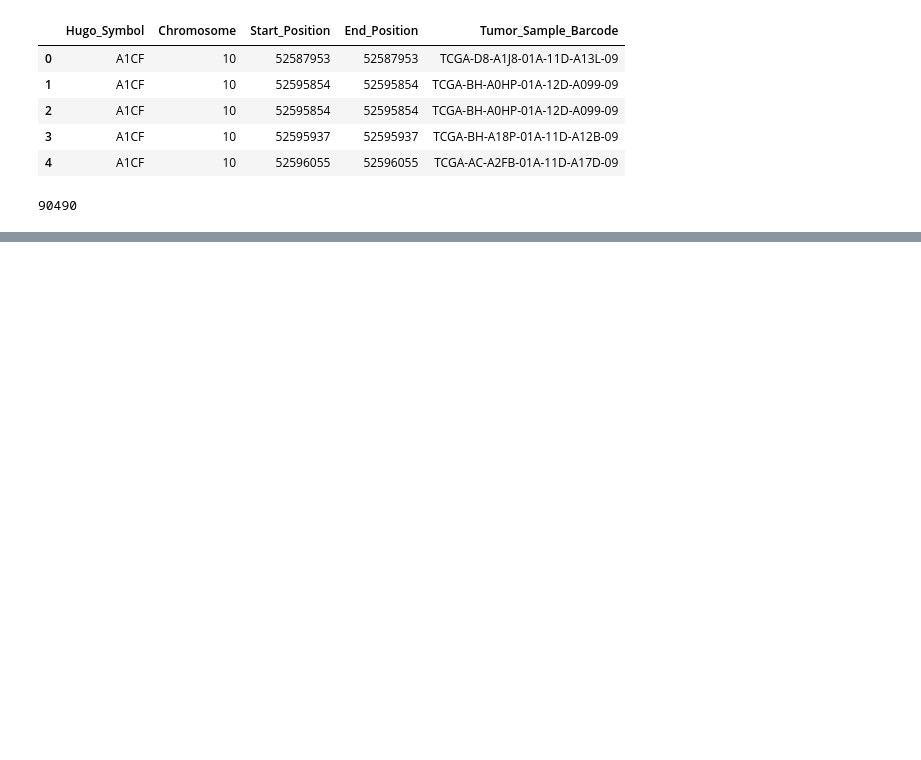
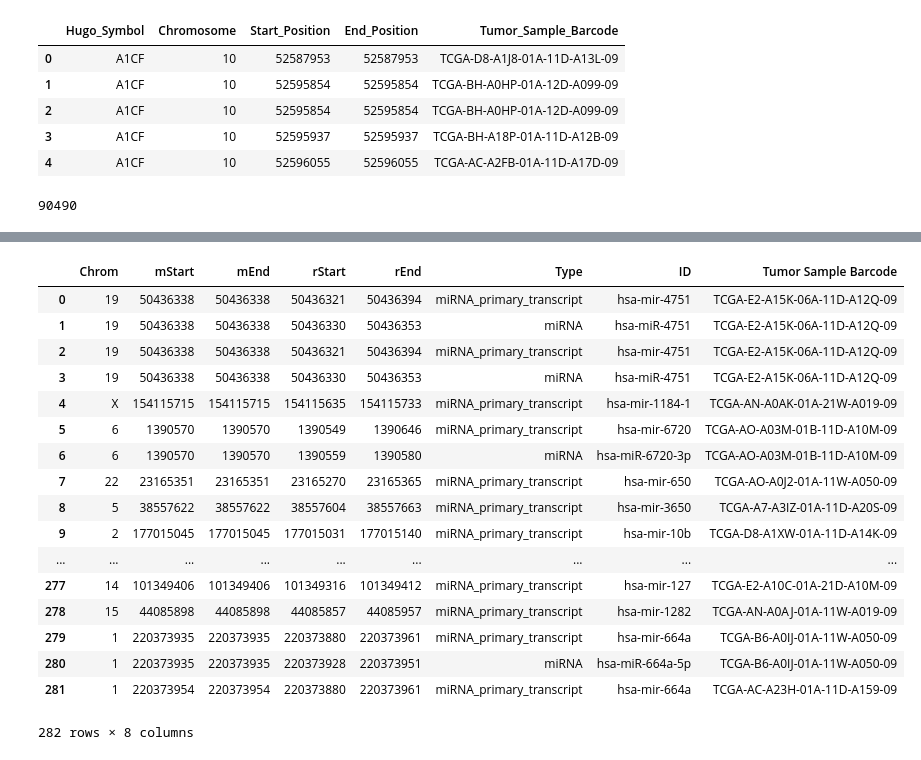
Before and after one commit to choyichen/tcga-mir-rewire, a Jupyter notebook: hw7/BRCA & LUSC.ipynb, the cells around one changed output, grey strips where cells are left out. Cells and saved outputs as stored; diff of their text form; code cells hidden in the pictures; blank space fills up the shorter version.

```diff
--- a/hw7/BRCA & LUSC.ipynb
+++ b/hw7/BRCA & LUSC.ipynb
@@ -85,3 +85,34 @@ SERF2 15 44085898 44085898 TCGA-AN-A0AJ-01A-11W-A019-09 hits on miRNA_primary_tr
 SNORA36B 1 220373935 220373935 TCGA-B6-A0IJ-01A-11W-A050-09 hits on miRNA_primary_transcript;220373880;220373961;hsa-mir-664a
 SNORA36B 1 220373935 220373935 TCGA-B6-A0IJ-01A-11W-A050-09 hits on miRNA;220373928;220373951;hsa-miR-664a-5p
 SNORA36B 1 220373954 220373954 TCGA-AC-A23H-01A-11D-A159-09 hits on miRNA_primary_transcript;220373880;220373961;hsa-mir-664a
+# %%
+c.rename(columns={0:"Chrom"}, inplace =True)
+ms.rename(columns={0:"mStart"}, inplace=True)
+me.rename(columns={0:"mEnd"}, inplace=True)
+rs.rename(columns={0:"rStart"}, inplace=True)
+re.rename(columns={0:"rEnd"}, inplace=True)
+t.rename(columns={0:"Type"}, inplace=True)
+i.rename(columns={0:"ID"}, inplace=True)
+s.rename(columns={0:"Tumor Sample Barcode"}, inplace=True)
+final = pd.concat([c,ms,me,rs,re,t,i,s], axis=1)
+final = final.reset_index(drop=True)
+final
+# %% [output]
+|  | Chrom | mStart | mEnd | rStart | rEnd | Type | ID | Tumor Sample Barcode |
+| 0 | 19 | 50436338 | 50436338 | 50436321 | 50436394 | miRNA_primary_transcript | hsa-mir-4751 | TCGA-E2-A15K-06A-11D-A12Q-09 |
+| 1 | 19 | 50436338 | 50436338 | 50436330 | 50436353 | miRNA | hsa-miR-4751 | TCGA-E2-A15K-06A-11D-A12Q-09 |
+| 2 | 19 | 50436338 | 50436338 | 50436321 | 50436394 | miRNA_primary_transcript | hsa-mir-4751 | TCGA-E2-A15K-06A-11D-A12Q-09 |
+| 3 | 19 | 50436338 | 50436338 | 50436330 | 50436353 | miRNA | hsa-miR-4751 | TCGA-E2-A15K-06A-11D-A12Q-09 |
+| 4 | X | 154115715 | 154115715 | 154115635 | 154115733 | miRNA_primary_transcript | hsa-mir-1184-1 | TCGA-AN-A0AK-01A-21W-A019-09 |
+| 5 | 6 | 1390570 | 1390570 | 1390549 | 1390646 | miRNA_primary_transcript | hsa-mir-6720 | TCGA-AO-A03M-01B-11D-A10M-09 |
+| 6 | 6 | 1390570 | 1390570 | 1390559 | 1390580 | miRNA | hsa-miR-6720-3p | TCGA-AO-A03M-01B-11D-A10M-09 |
+| 7 | 22 | 23165351 | 23165351 | 23165270 | 23165365 | miRNA_primary_transcript | hsa-mir-650 | TCGA-AO-A0J2-01A-11W-A050-09 |
+| 8 | 5 | 38557622 | 38557622 | 38557604 | 38557663 | miRNA_primary_transcript | hsa-mir-3650 | TCGA-A7-A3IZ-01A-11D-A20S-09 |
+| 9 | 2 | 177015045 | 177015045 | 177015031 | 177015140 | miRNA_primary_transcript | hsa-mir-10b | TCGA-D8-A1XW-01A-11D-A14K-09 |
+| ... | ... | ... | ... | ... | ... | ... | ... | ... |
+| 277 | 14 | 101349406 | 101349406 | 101349316 | 101349412 | miRNA_primary_transcript | hsa-mir-127 | TCGA-E2-A10C-01A-21D-A10M-09 |
+| 278 | 15 | 44085898 | 44085898 | 44085857 | 44085957 | miRNA_primary_transcript | hsa-mir-1282 | TCGA-AN-A0AJ-01A-11W-A019-09 |
+| 279 | 1 | 220373935 | 220373935 | 220373880 | 220373961 | miRNA_primary_transcript | hsa-mir-664a | TCGA-B6-A0IJ-01A-11W-A050-09 |
+| 280 | 1 | 220373935 | 220373935 | 220373928 | 220373951 | miRNA | hsa-miR-664a-5p | TCGA-B6-A0IJ-01A-11W-A050-09 |
+| 281 | 1 | 220373954 | 220373954 | 220373880 | 220373961 | miRNA_primary_transcript | hsa-mir-664a | TCGA-AC-A23H-01A-11D-A159-09 |
+282 rows × 8 columns
```
Also changed, not shown: parts of 2 cells of this notebook, 7 other files.
